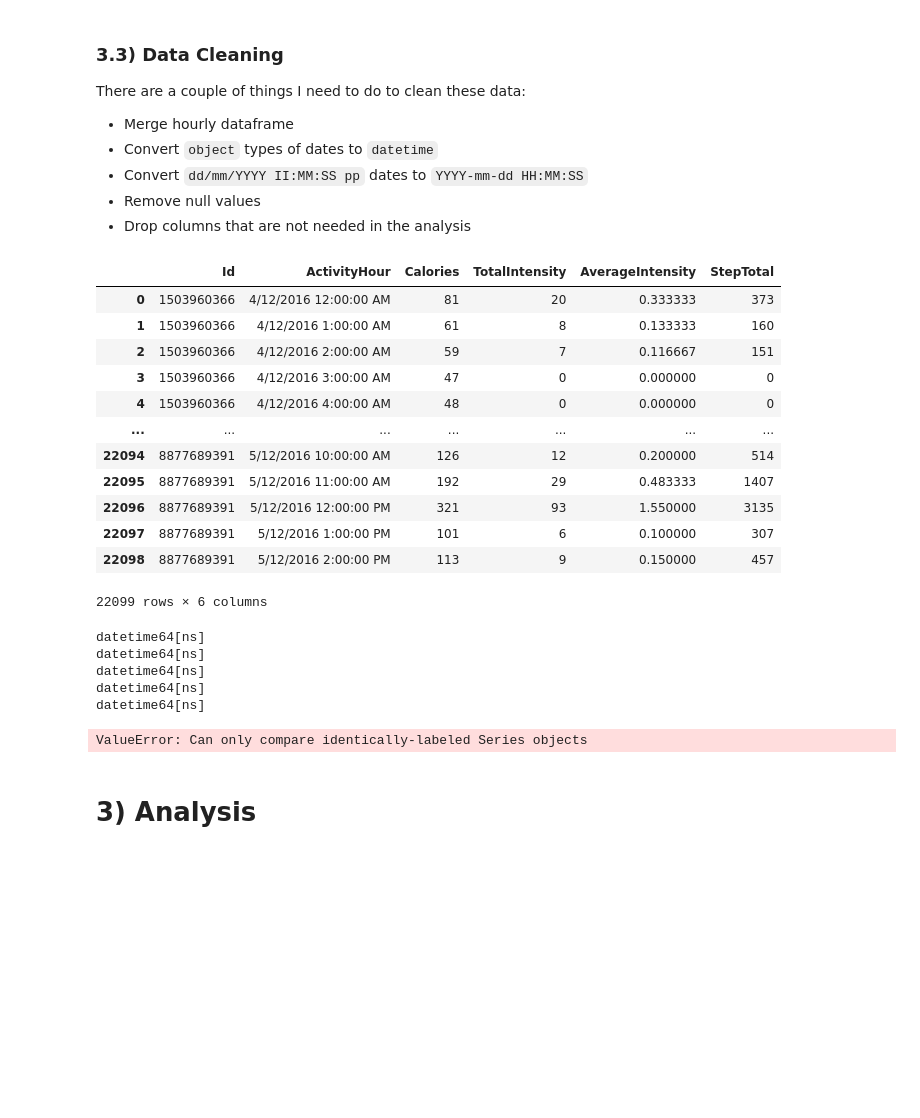
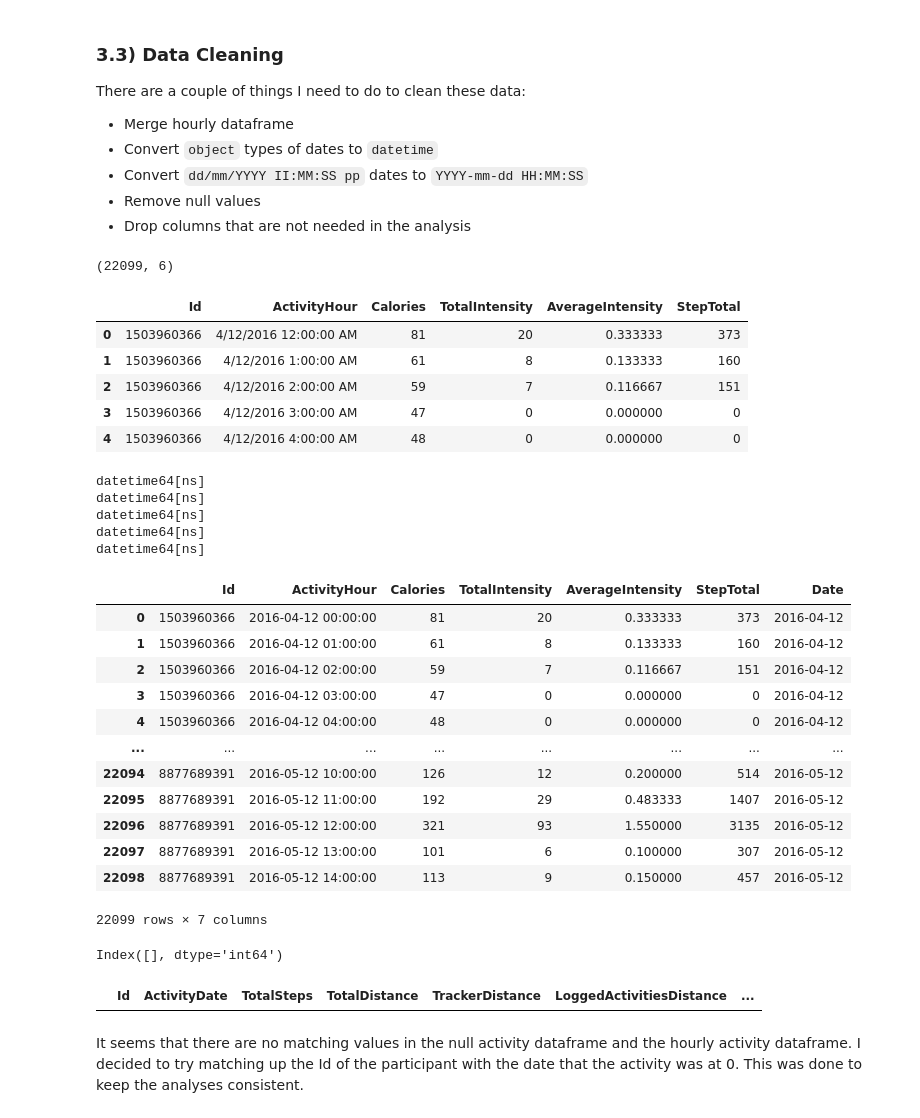
Before and after one commit to kyumin14/google-capstone, a Jupyter notebook: capstone_project_fitbit.ipynb, the cells around one changed output. Drawn from its saved outputs; the diff is of its cells as text; code cells hidden in the pictures; blank space fills up the shorter version.

Commit message:
Fixed removal of null values, finished data cleaning section and analyze section, updated data source & credibility

```diff
--- a/capstone_project_fitbit.ipynb
+++ b/capstone_project_fitbit.ipynb
@@ -271,21 +274,16 @@ There are a couple of things I need to do to clean these data:
 # %%
 # Merging hourly dataframes
 hourly_df = hourly_calorie_df.merge(hourly_intensity_df, how = 'left').merge(hourly_step_df, how = 'left')
-hourly_df
+print(hourly_df.shape)
+hourly_df.head()
 # %% [output]
+(22099, 6)
 |  | Id | ActivityHour | Calories | TotalIntensity | AverageIntensity | StepTotal |
 | 0 | 1503960366 | 4/12/2016 12:00:00 AM | 81 | 20 | 0.333333 | 373 |
 | 1 | 1503960366 | 4/12/2016 1:00:00 AM | 61 | 8 | 0.133333 | 160 |
 | 2 | 1503960366 | 4/12/2016 2:00:00 AM | 59 | 7 | 0.116667 | 151 |
 | 3 | 1503960366 | 4/12/2016 3:00:00 AM | 47 | 0 | 0.000000 | 0 |
 | 4 | 1503960366 | 4/12/2016 4:00:00 AM | 48 | 0 | 0.000000 | 0 |
-| ... | ... | ... | ... | ... | ... | ... |
-| 22094 | 8877689391 | 5/12/2016 10:00:00 AM | 126 | 12 | 0.200000 | 514 |
-| 22095 | 8877689391 | 5/12/2016 11:00:00 AM | 192 | 29 | 0.483333 | 1407 |
-| 22096 | 8877689391 | 5/12/2016 12:00:00 PM | 321 | 93 | 1.550000 | 3135 |
-| 22097 | 8877689391 | 5/12/2016 1:00:00 PM | 101 | 6 | 0.100000 | 307 |
-| 22098 | 8877689391 | 5/12/2016 2:00:00 PM | 113 | 9 | 0.150000 | 457 |
-22099 rows × 6 columns
 # %%
 # Converting object to datetype and to YYYY-mm-dd format
 daily_activity_df['ActivityDate'] = pd.to_datetime(daily_activity_df['ActivityDate'], format="%m/%d/%Y")
@@ -306,18 +304,35 @@ datetime64[ns]
 datetime64[ns]
 datetime64[ns]
 datetime64[ns]
+# %%
+# Adding date without time as a column for boolean indexing in removing the null values
+hourly_df['Date'] = hourly_df['ActivityHour'].dt.strftime('%Y-%m-%d')
+
+# Sanity check
+hourly_df['Date'].head()
+# %% [output]
+|  | Id | ActivityHour | Calories | TotalIntensity | AverageIntensity | StepTotal | Date |
+| 0 | 1503960366 | 2016-04-12 00:00:00 | 81 | 20 | 0.333333 | 373 | 2016-04-12 |
+| 1 | 1503960366 | 2016-04-12 01:00:00 | 61 | 8 | 0.133333 | 160 | 2016-04-12 |
+| 2 | 1503960366 | 2016-04-12 02:00:00 | 59 | 7 | 0.116667 | 151 | 2016-04-12 |
+| 3 | 1503960366 | 2016-04-12 03:00:00 | 47 | 0 | 0.000000 | 0 | 2016-04-12 |
+| 4 | 1503960366 | 2016-04-12 04:00:00 | 48 | 0 | 0.000000 | 0 | 2016-04-12 |
+| ... | ... | ... | ... | ... | ... | ... | ... |
+| 22094 | 8877689391 | 2016-05-12 10:00:00 | 126 | 12 | 0.200000 | 514 | 2016-05-12 |
+| 22095 | 8877689391 | 2016-05-12 11:00:00 | 192 | 29 | 0.483333 | 1407 | 2016-05-12 |
+| 22096 | 8877689391 | 2016-05-12 12:00:00 | 321 | 93 | 1.550000 | 3135 | 2016-05-12 |
+| 22097 | 8877689391 | 2016-05-12 13:00:00 | 101 | 6 | 0.100000 | 307 | 2016-05-12 |
+| 22098 | 8877689391 | 2016-05-12 14:00:00 | 113 | 9 | 0.150000 | 457 | 2016-05-12 |
+22099 rows × 7 columns
 # %%
-# Creating null value dataframe for use later
+# Creating null value dataframe for boolean indexing use
 null_activity_df = daily_activity_df.loc[daily_activity_df['TotalSteps'] == 0]
 
-# Removing null values
+# Removing null values from daily activity
 daily_activity_df = daily_activity_df.loc[daily_activity_df['TotalSteps'] != 0]
 
-# Sanity check
-daily_activity_df.loc[daily_activity_df['TotalSteps'] == 0]
-
 # Also need to remove the same values from the hourly dataframe
-hourly_df = hourly_df.loc[(hourly_df['Id'] == null_activity_df['Id']) & (hourly_df['ActivityHour'] == null_activity_df['ActivityDate'])]
-hourly_df
+null_removal_check = pd.Series(hourly_df.Id.isin(null_activity_df.Id) & hourly_df.Date.isin(null_activity_df.ActivityDate))
+null_removal_check[null_removal_check].index
 # %% [output]
-ValueError: Can only compare identically-labeled Series objects
+Index([], dtype='int64')
@@ -326,2 +339,7 @@ ValueError: Can only compare identically-labeled Series objects
-# %% [markdown]
-# 3) Analysis
+# %%
+# Sanity check for daily activity dataframe
+daily_activity_df.loc[daily_activity_df['TotalSteps'] == 0]
+# %% [output]
+|  | Id | ActivityDate | TotalSteps | TotalDistance | TrackerDistance | LoggedActivitiesDistance | ... |
+# %% [markdown]
+It seems that there are no matching values in the null activity dataframe and the hourly activity dataframe. I decided to try matching up the Id of the participant with the date that the activity was at 0. This was done to keep the analyses consistent.
```
Also changed, not shown: parts of 17 cells of this notebook, 1 other file.
